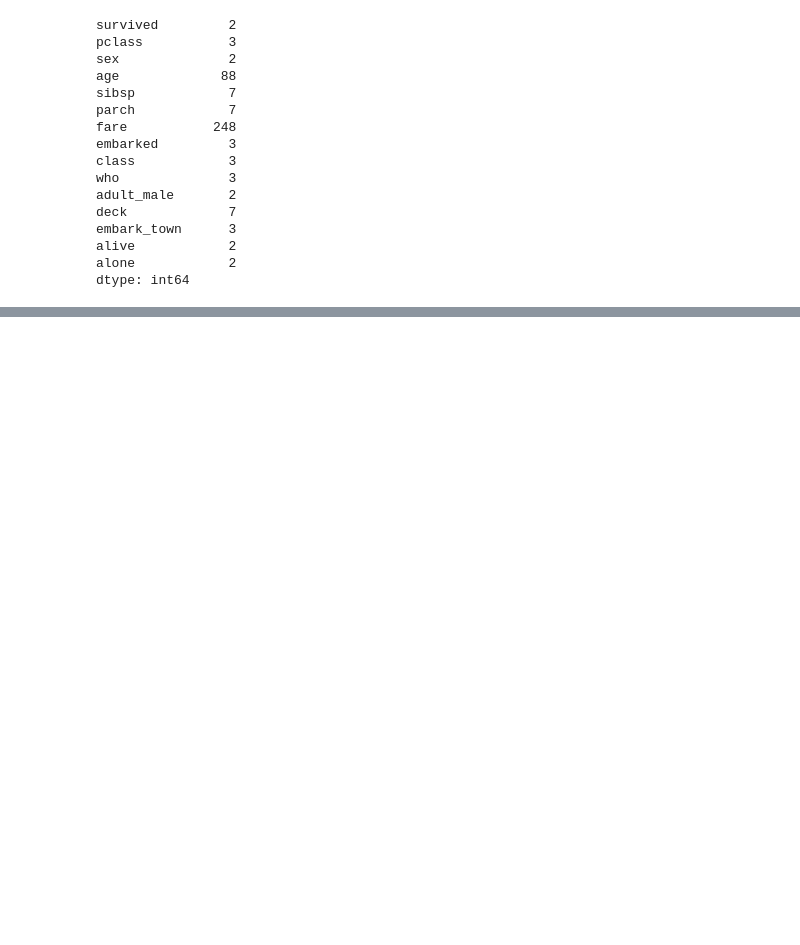
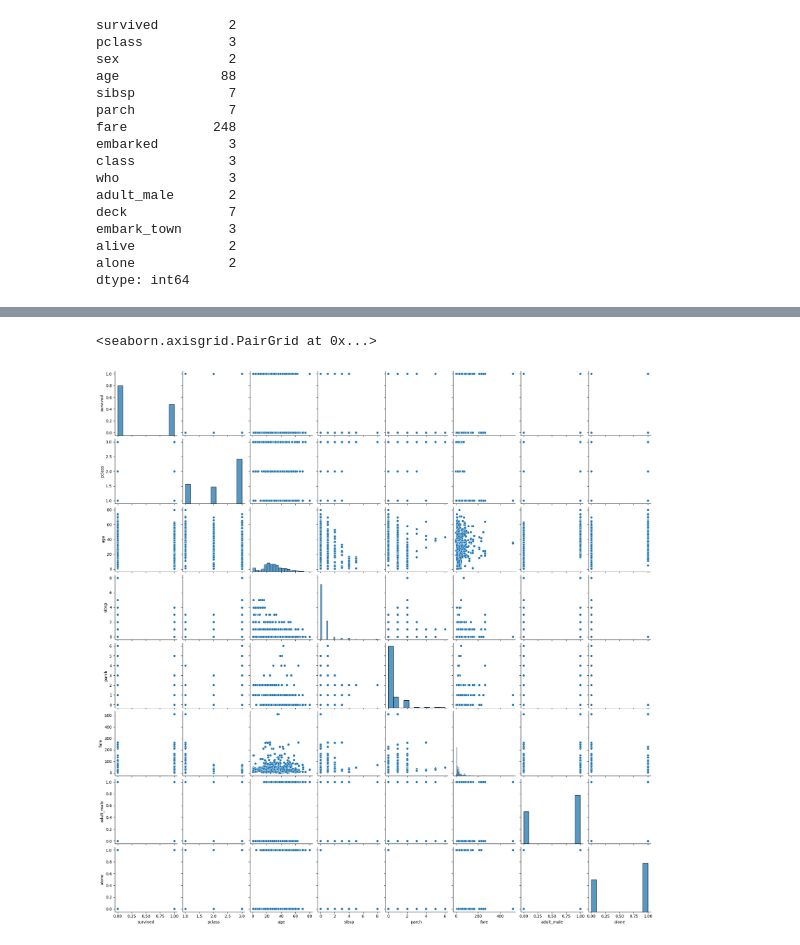
Before and after one commit to ShahxHussain/Six-Months-of-AI-and-DS-Mentorship-Program, a Jupyter notebook: Day 8/pandas.ipynb, the cells around one changed output, grey strips where cells are left out. Saved outputs shown, nothing was run; the diff lists cells and outputs as text; code cells hidden in the pictures; blank space fills up the shorter version.

```diff
--- a/Day 8/pandas.ipynb
+++ b/Day 8/pandas.ipynb
@@ -324,0 +277,5 @@ dtype: int64
+# %%
+sns.pairplot(df)
+# %% [output]
+<seaborn.axisgrid.PairGrid at 0x...>
+[figure, added]
```
Also changed, not shown: parts of 28 cells of this notebook.
